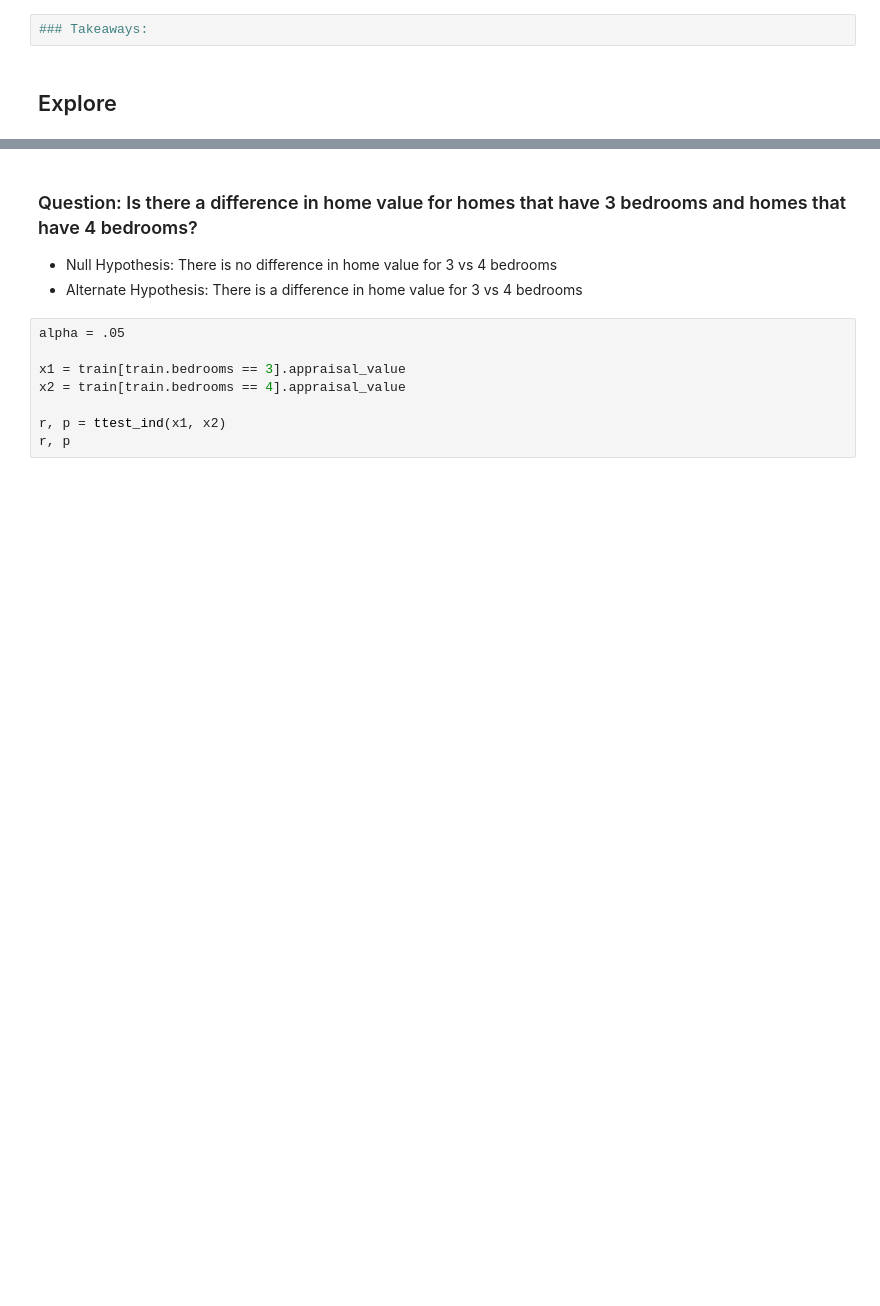
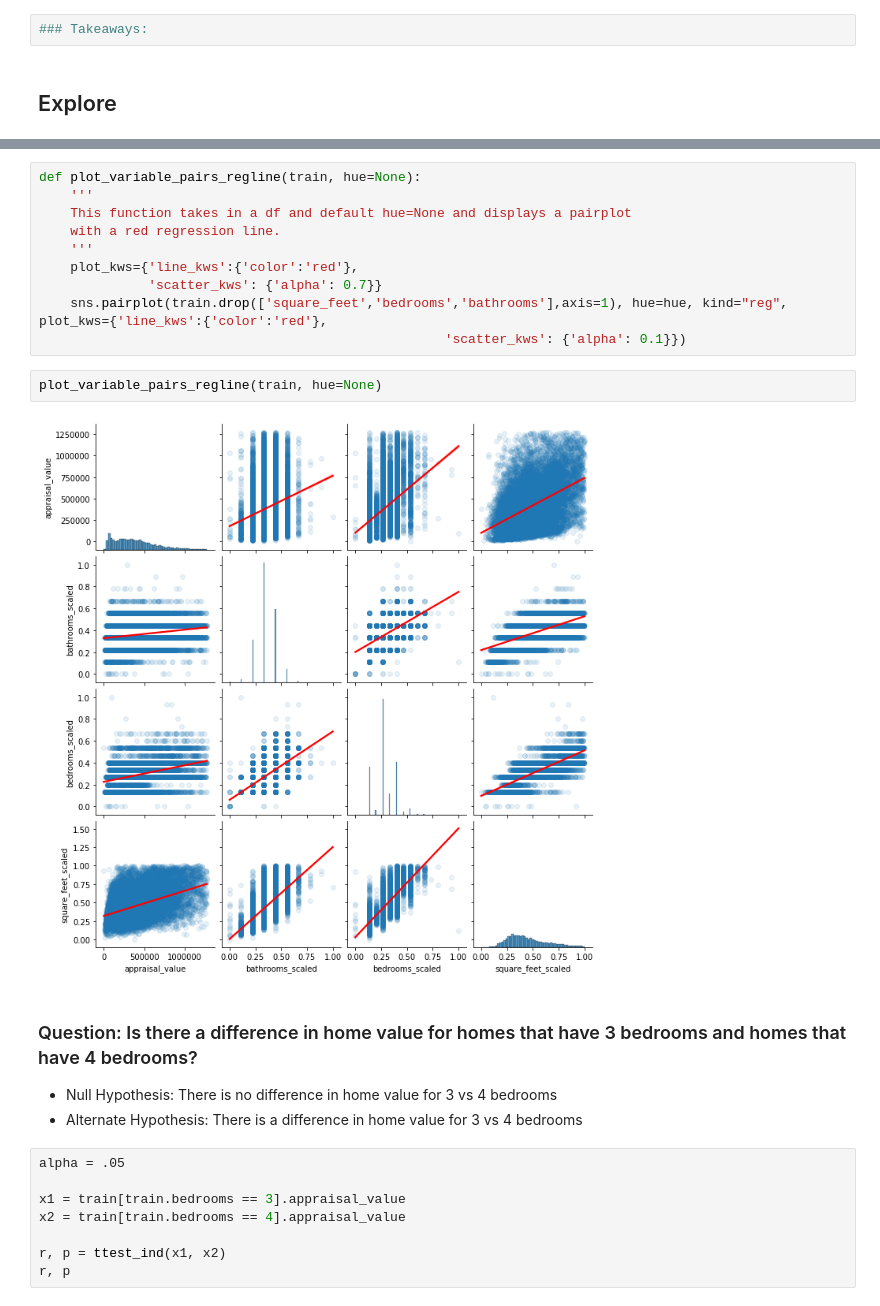
Before and after one commit to QuantumKane/zillow_regression_project, a Jupyter notebook: zillow_explore.ipynb, the cells around one changed output, grey strips where cells are left out. Drawn from its saved outputs; the diff is of its cells as text; blank space fills up the shorter version.

```diff
--- a/zillow_explore.ipynb
+++ b/zillow_explore.ipynb
@@ -339,3 +327,17 @@ sns.pairplot(train.drop(['square_feet','bedrooms','bathrooms'],axis=1), corner=T
+# %%
+def plot_variable_pairs_regline(train, hue=None):
+    '''
+    This function takes in a df and default hue=None and displays a pairplot
+    with a red regression line.
+    '''
+    plot_kws={'line_kws':{'color':'red'},
+              'scatter_kws': {'alpha': 0.7}}
+    sns.pairplot(train.drop(['square_feet','bedrooms','bathrooms'],axis=1), hue=hue, kind="reg", plot_kws={'line_kws':{'color':'red'},
+                                                    'scatter_kws': {'alpha': 0.1}})
+# %%
+plot_variable_pairs_regline(train, hue=None)
+# %% [output]
+[figure, added]
 # %% [markdown]
 ### Question: Is there a difference in home value for homes that have 3 bedrooms and homes that have 4 bedrooms?
 - Null Hypothesis: There is no difference in home value for 3 vs 4 bedrooms
```
Also changed, not shown: parts of 12 cells of this notebook.
